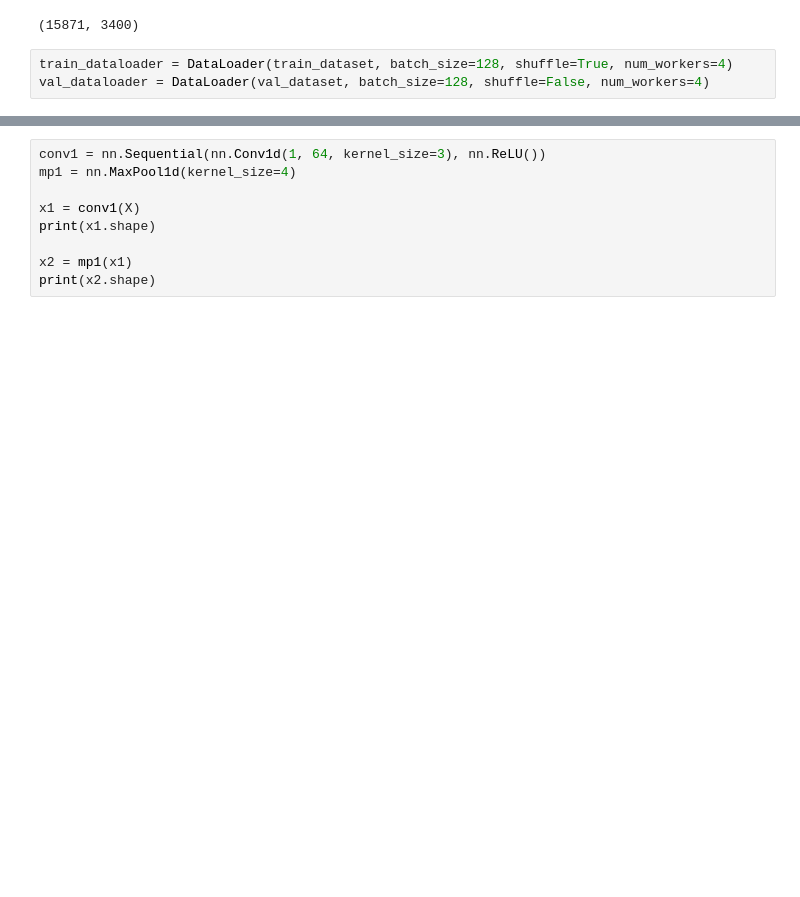
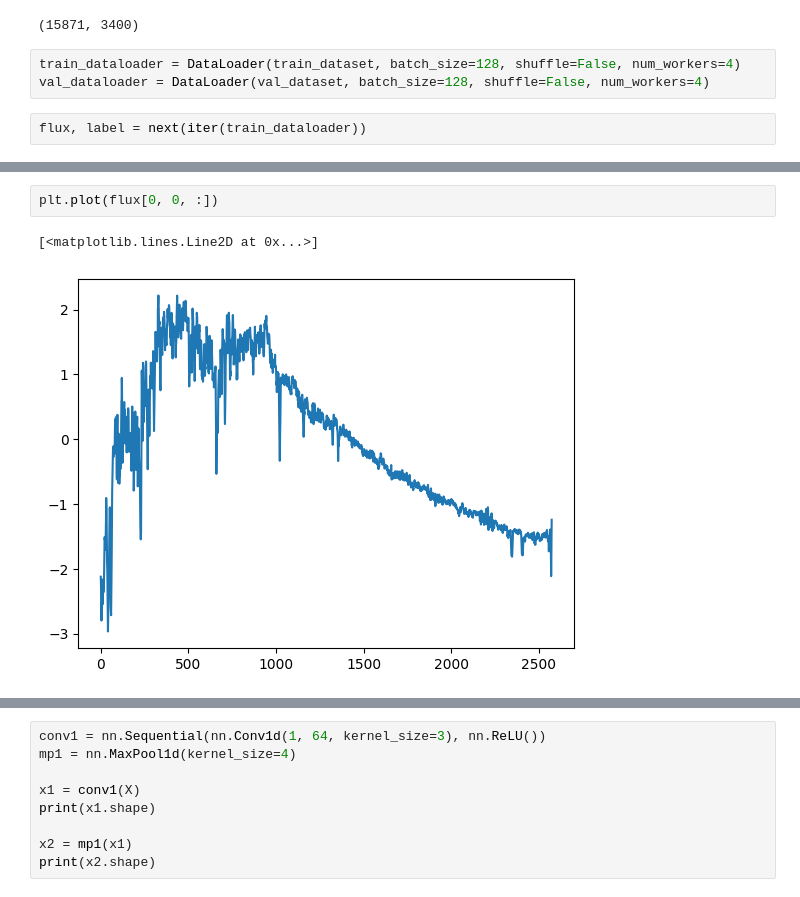
Before and after one commit to MeriDK/AstroM3, a Jupyter notebook: notebooks/006-spectra-eda.ipynb, the cells around one changed output, grey strips where cells are left out. Cells and saved outputs as stored; diff of their text form; blank space fills up the shorter version.

```diff
--- a/notebooks/006-spectra-eda.ipynb
+++ b/notebooks/006-spectra-eda.ipynb
@@ -237,5 +590,7 @@ len(train_dataset), len(val_dataset)
 # %% [output]
 (15871, 3400)
 # %%
-train_dataloader = DataLoader(train_dataset, batch_size=128, shuffle=True, num_workers=4)
+train_dataloader = DataLoader(train_dataset, batch_size=128, shuffle=False, num_workers=4)
 val_dataloader = DataLoader(val_dataset, batch_size=128, shuffle=False, num_workers=4)
+# %%
+flux, label = next(iter(train_dataloader))
@@ -241,0 +602,5 @@ val_dataloader = DataLoader(val_dataset, batch_size=128, shuffle=False, num_work
+# %%
+plt.plot(flux[0, 0, :])
+# %% [output]
+[<matplotlib.lines.Line2D at 0x...>]
+[figure, added]
```
Also changed, not shown: parts of 33 cells of this notebook, 1 other file.
